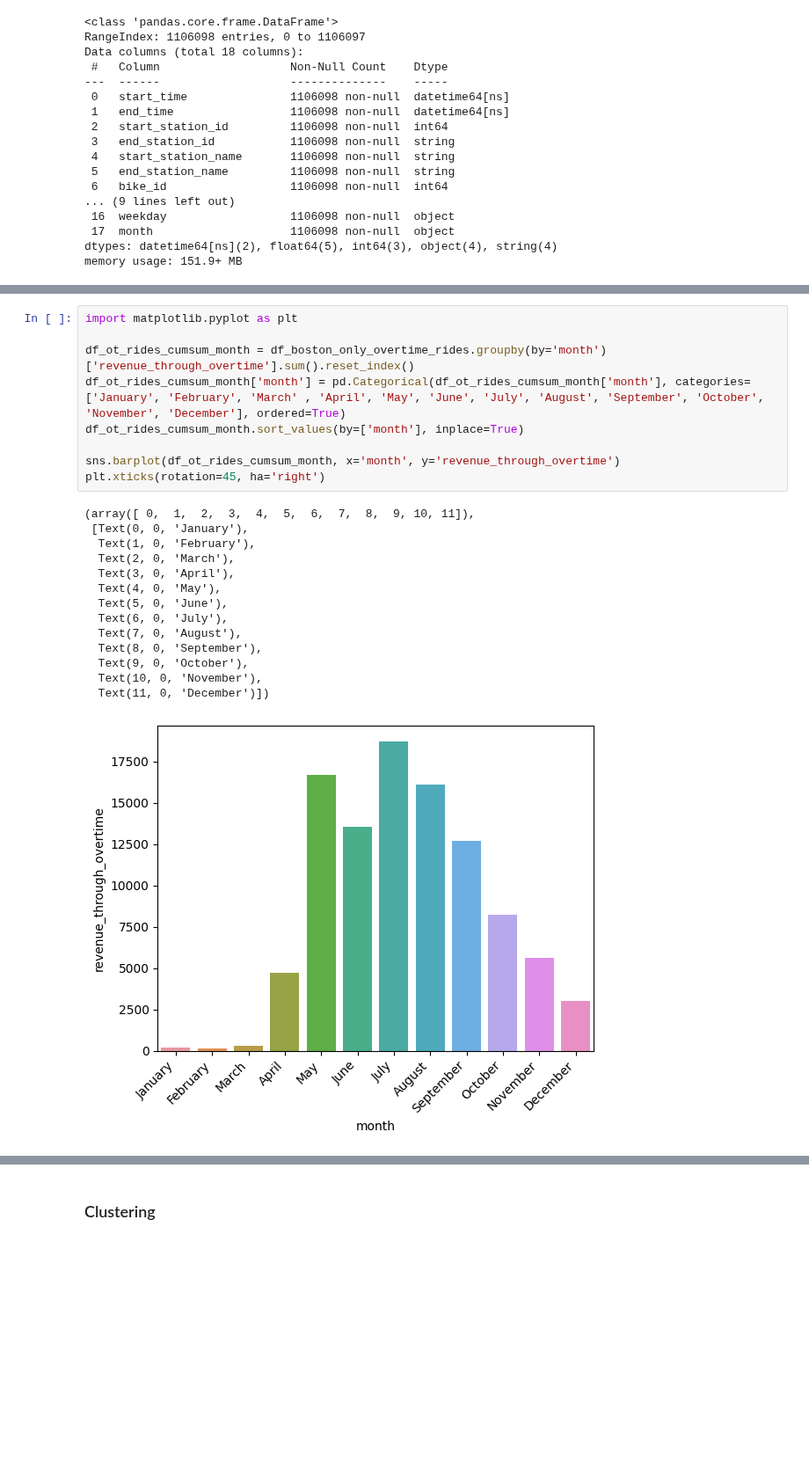
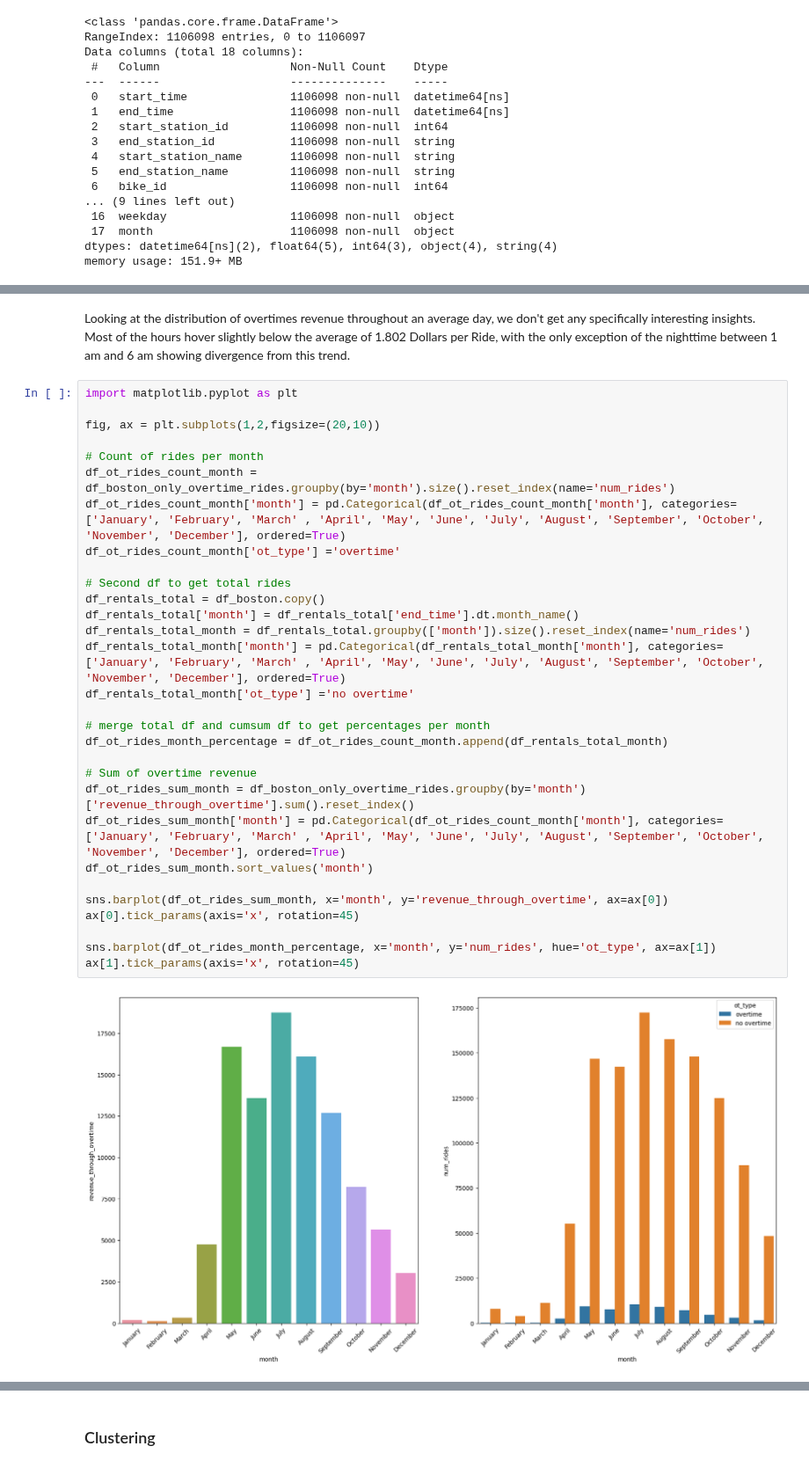
Before and after one commit to RavenRudi/AA_Group16, a Jupyter notebook: kpi_calculation.ipynb, the cells around one changed output, grey strips where cells are left out. Shown at 88% size. Cells and saved outputs as stored; diff of their text form; blank space fills up the shorter version.

```diff
--- a/kpi_calculation.ipynb
+++ b/kpi_calculation.ipynb
@@ -236,24 +263,34 @@ sns.barplot(df_boston_only_overtime_rides, x='time_of_day_hour', y='revenue_thro
-# %%
-import matplotlib.pyplot as plt
-
-df_ot_rides_cumsum_month = df_boston_only_overtime_rides.groupby(by='month')['revenue_through_overtime'].sum().reset_index()
-df_ot_rides_cumsum_month['month'] = pd.Categorical(df_ot_rides_cumsum_month['month'], categories=['January', 'February', 'March' , 'April', 'May', 'June', 'July', 'August', 'September', 'October', 'November', 'December'], ordered=True)
-df_ot_rides_cumsum_month.sort_values(by=['month'], inplace=True)
-
-sns.barplot(df_ot_rides_cumsum_month, x='month', y='revenue_through_overtime')
-plt.xticks(rotation=45, ha='right')
-# %% [output]
-(array([ 0,  1,  2,  3,  4,  5,  6,  7,  8,  9, 10, 11]),
- [Text(0, 0, 'January'),
-  Text(1, 0, 'February'),
-  Text(2, 0, 'March'),
-  Text(3, 0, 'April'),
-  Text(4, 0, 'May'),
-  Text(5, 0, 'June'),
-  Text(6, 0, 'July'),
-  Text(7, 0, 'August'),
-  Text(8, 0, 'September'),
-  Text(9, 0, 'October'),
-  Text(10, 0, 'November'),
-  Text(11, 0, 'December')])
-[figure, removed]
+# %% [markdown]
+Looking at the distribution of overtimes revenue throughout an average day, we don't get any specifically interesting insights. Most of the hours hover slightly below the average of 1.802 Dollars per Ride, with the only exception of the nighttime between 1 am and 6 am showing divergence from this trend.
+# %%
+import matplotlib.pyplot as plt
+
+fig, ax = plt.subplots(1,2,figsize=(20,10))
+
+# Count of rides per month
+df_ot_rides_count_month = df_boston_only_overtime_rides.groupby(by='month').size().reset_index(name='num_rides')
+df_ot_rides_count_month['month'] = pd.Categorical(df_ot_rides_count_month['month'], categories=['January', 'February', 'March' , 'April', 'May', 'June', 'July', 'August', 'September', 'October', 'November', 'December'], ordered=True)
+df_ot_rides_count_month['ot_type'] ='overtime'
+
+# Second df to get total rides
+df_rentals_total = df_boston.copy()
+df_rentals_total['month'] = df_rentals_total['end_time'].dt.month_name()
+df_rentals_total_month = df_rentals_total.groupby(['month']).size().reset_index(name='num_rides')
+df_rentals_total_month['month'] = pd.Categorical(df_rentals_total_month['month'], categories=['January', 'February', 'March' , 'April', 'May', 'June', 'July', 'August', 'September', 'October', 'November', 'December'], ordered=True)
+df_rentals_total_month['ot_type'] ='no overtime'
+
+# merge total df and cumsum df to get percentages per month
+df_ot_rides_month_percentage = df_ot_rides_count_month.append(df_rentals_total_month)
+
+# Sum of overtime revenue
+df_ot_rides_sum_month = df_boston_only_overtime_rides.groupby(by='month')['revenue_through_overtime'].sum().reset_index()
+df_ot_rides_sum_month['month'] = pd.Categorical(df_ot_rides_count_month['month'], categories=['January', 'February', 'March' , 'April', 'May', 'June', 'July', 'August', 'September', 'October', 'November', 'December'], ordered=True)
+df_ot_rides_sum_month.sort_values('month')
+
+sns.barplot(df_ot_rides_sum_month, x='month', y='revenue_through_overtime', ax=ax[0])
+ax[0].tick_params(axis='x', rotation=45)
+
+sns.barplot(df_ot_rides_month_percentage, x='month', y='num_rides', hue='ot_type', ax=ax[1])
+ax[1].tick_params(axis='x', rotation=45)
+# %% [output]
+[figure, added]
```
Also changed, not shown: parts of 9 cells of this notebook.
